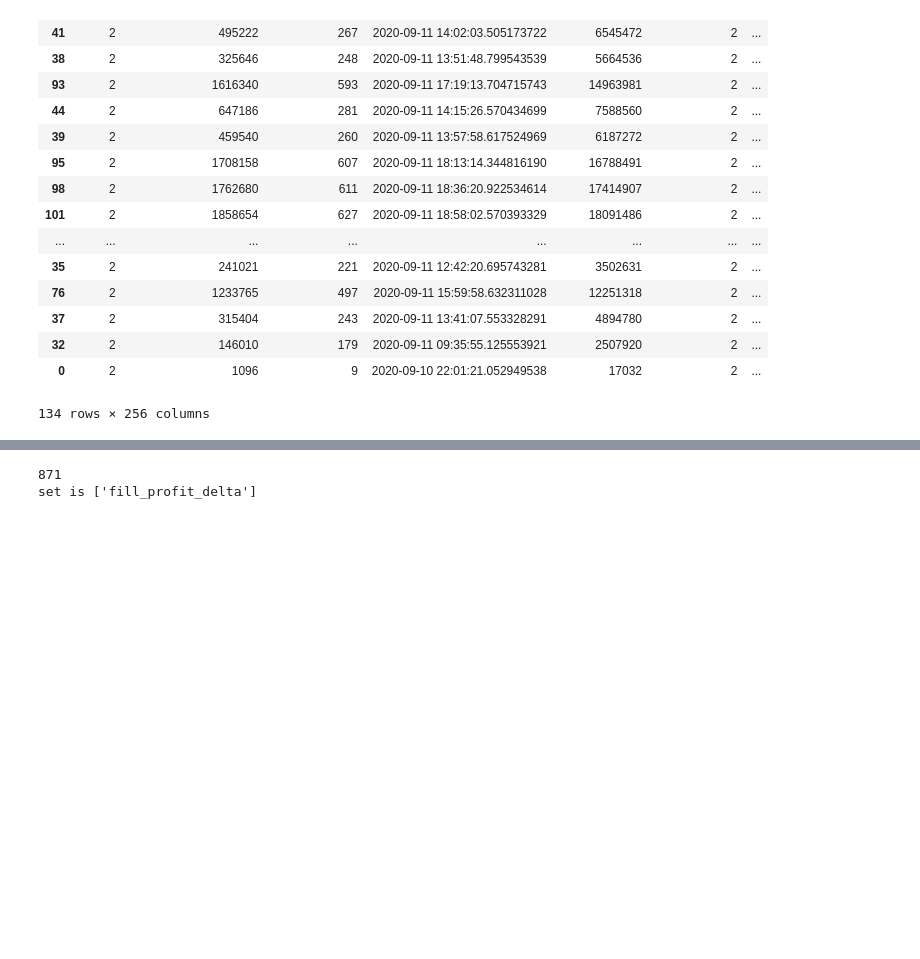
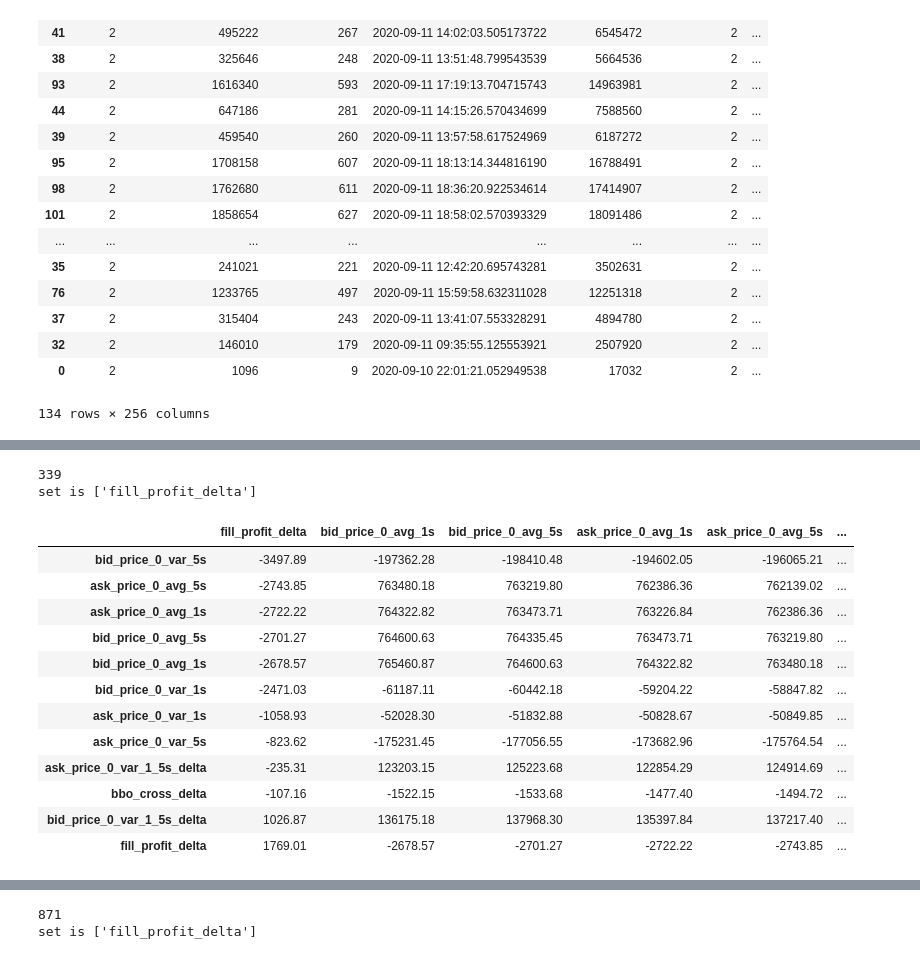
Before and after one commit to johncolvin-og/jupyter-analysis, a Jupyter notebook: rolling-window-analysis.ipynb, the cells around one changed output, grey strips where cells are left out. Drawn from its saved outputs; the diff is of its cells as text; code cells hidden in the pictures; blank space fills up the shorter version.

```diff
--- a/rolling-window-analysis.ipynb
+++ b/rolling-window-analysis.ipynb
@@ -17,8 +16,10 @@ from display import formatter
 # %%
-pd.options.display.max_rows = 200
-pd.options.display.min_rows = 200
+pd.options.display.max_rows = 50
+pd.options.display.min_rows = 50
 # %%
-run = pd.read_sql('select * from run', sql.connect('data/databases/sim_db/tempdb.sqlite'))
+con = sql.connect('data/databases/sim_db/sim_db.sqlite')
+run = pd.read_sql('select * from run', con)
+log = pd.read_sql('select * from log', con)
 # focus on runs w/ 5s to work
 run = tables.runs_with_parameters(run, {'ms_to_work_shot': '5000'})
 run_by_date = tables.demux_run_by_date(run)
@@ -105,3 +92,21 @@ print(book_stats.filter_security(securities.id_for_symbol('ESU0'))['ask_price_0_
+# %%
+run_map = {
+    '2020-09-10': {
+        'ESU0': tables.merge_run_with_books(log, securities, book_stats, '2020-09-10', 'ESU0', 2),
+        'ESZ0': tables.merge_run_with_books(log, securities, book_stats, '2020-09-10', 'ESZ0', 2),
+        'ESU1': tables.merge_run_with_books(log, securities, book_stats, '2020-09-10', 'ESU1', 2)
+    },
+    '2020-09-13': {
+        'ESU0': tables.merge_run_with_books(log, securities, book_stats, '2020-09-13', 'ESU0', 12),
+        'ESZ0': tables.merge_run_with_books(log, securities, book_stats, '2020-09-13', 'ESZ0', 12),
+        'ESU1': tables.merge_run_with_books(log, securities, book_stats, '2020-09-13', 'ESU1', 12)
+    },
+    '2020-09-16': {
+        'ESU0': tables.merge_run_with_books(log, securities, book_stats, '2020-09-16', 'ESU0', 6),
+        'ESZ0': tables.merge_run_with_books(log, securities, book_stats, '2020-09-16', 'ESZ0', 6),
+        'ESU1': tables.merge_run_with_books(log, securities, book_stats, '2020-09-16', 'ESU1', 6)
+    }
+}
 # %%
 desc_cols = ['run_id', 'side', 'price_order', 'price_fill', 'fill_profit_delta', 'fill_t_timestamp_delta']
 var_side_cols = ['avg_price_0_var_1s', 'variance_0', 'avg_price_delta', 'avg_price_0']
@@ -214,9 +219,10 @@ increasing_variance.sort_values('fill_profit_delta')
 | 0 | 2 | 1096 | 9 | 2020-09-10 22:01:21.052949538 | 17032 | 2 | ... |
 134 rows × 256 columns
 # %%
-tmp = sample_u0.copy()
-tmp['bbo_cross_delta'] = tmp['ask_price_0'] - tmp['bid_price_0']
-tmp = tmp.drop(columns=['run_id', 'fill_ev_eid_delta', 'ok', 'side', 'price_order', 'price_fill', 'qty_order', 'qty_fill', 'ask_price_0', 'bid_price_0'])
-print(len(tmp))
-tmp = tmp[['fill_profit_delta'] + bbo_avg_cols() + bbo_var_cols() + ['bbo_cross_delta', 'bid_price_0_var_1_5s_delta', 'ask_price_0_var_1_5s_delta']]
-print_pretty(tmp.cov().sort_values(by='fill_profit_delta'))
+def get_run_covs(date: str, sym: str) -> pd.DataFrame:
+    tmp = run_map[date][sym].copy()
+    tmp['bbo_cross_delta'] = tmp['ask_price_0'] - tmp['bid_price_0']
+    tmp = tmp.drop(columns=['run_id', 'fill_ev_eid_delta', 'ok', 'side', 'price_order', 'price_fill', 'qty_order', 'qty_fill', 'ask_price_0', 'bid_price_0'])
+    print(len(tmp))
+    tmp = tmp[['fill_profit_delta'] + bbo_avg_cols() + bbo_var_cols() + ['bbo_cross_delta', 'bid_price_0_var_1_5s_delta', 'ask_price_0_var_1_5s_delta']]
+    return tmp.cov().sort_values(by='fill_profit_delta')
@@ -238,0 +247,18 @@ set is ['fill_profit_delta']
+# %%
+print_pretty(get_run_covs('2020-09-13', 'ESU0'))
+# %% [output]
+339
+set is ['fill_profit_delta']
+|  | fill_profit_delta | bid_price_0_avg_1s | bid_price_0_avg_5s | ask_price_0_avg_1s | ask_price_0_avg_5s | ... |
+| bid_price_0_var_5s | -3497.89 | -197362.28 | -198410.48 | -194602.05 | -196065.21 | ... |
+| ask_price_0_avg_5s | -2743.85 | 763480.18 | 763219.80 | 762386.36 | 762139.02 | ... |
+| ask_price_0_avg_1s | -2722.22 | 764322.82 | 763473.71 | 763226.84 | 762386.36 | ... |
+| bid_price_0_avg_5s | -2701.27 | 764600.63 | 764335.45 | 763473.71 | 763219.80 | ... |
+| bid_price_0_avg_1s | -2678.57 | 765460.87 | 764600.63 | 764322.82 | 763480.18 | ... |
+| bid_price_0_var_1s | -2471.03 | -61187.11 | -60442.18 | -59204.22 | -58847.82 | ... |
+| ask_price_0_var_1s | -1058.93 | -52028.30 | -51832.88 | -50828.67 | -50849.85 | ... |
+| ask_price_0_var_5s | -823.62 | -175231.45 | -177056.55 | -173682.96 | -175764.54 | ... |
+| ask_price_0_var_1_5s_delta | -235.31 | 123203.15 | 125223.68 | 122854.29 | 124914.69 | ... |
+| bbo_cross_delta | -107.16 | -1522.15 | -1533.68 | -1477.40 | -1494.72 | ... |
+| bid_price_0_var_1_5s_delta | 1026.87 | 136175.18 | 137968.30 | 135397.84 | 137217.40 | ... |
+| fill_profit_delta | 1769.01 | -2678.57 | -2701.27 | -2722.22 | -2743.85 | ... |
```
Also changed, not shown: parts of 13 cells of this notebook, 1 other file.
